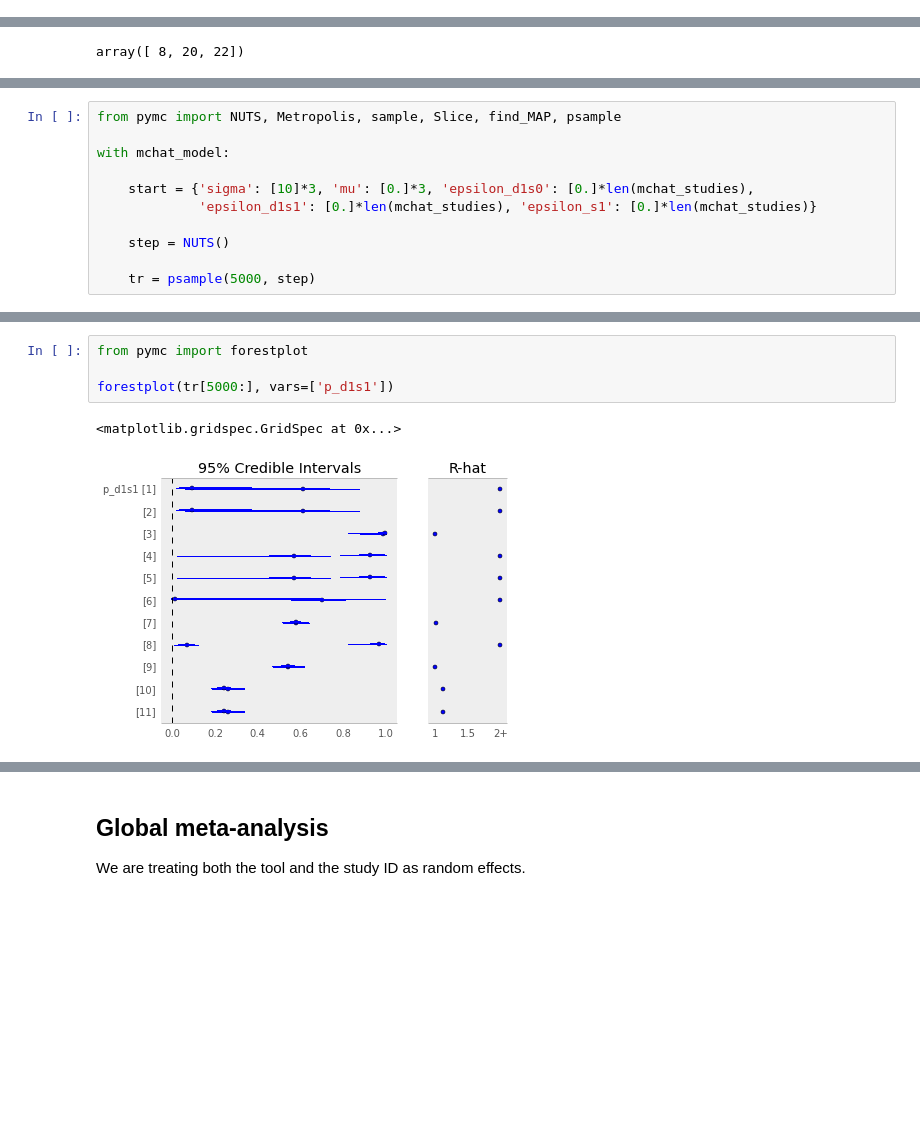
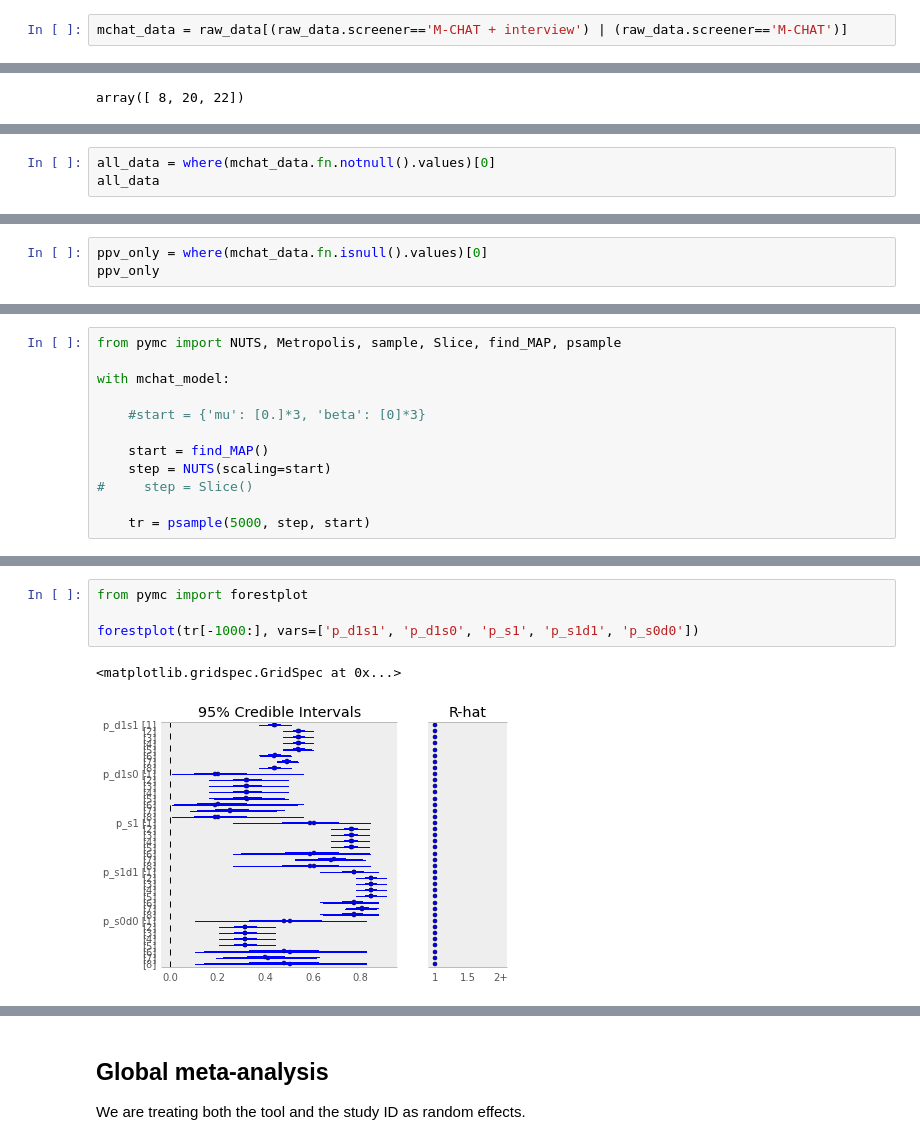
Before and after one commit to fonnesbeck/autism_screening, a Jupyter notebook: Autism Screening Meta-analysis.ipynb, the cells around one changed output, grey strips where cells are left out. Drawn from its saved outputs; the diff is of its cells as text; blank space fills up the shorter version.

```diff
--- a/Autism Screening Meta-analysis.ipynb
+++ b/Autism Screening Meta-analysis.ipynb
@@ -25,6 +25,8 @@ dtypes: float64(22), int64(2), object(10)
 Create M-CHAT-only dataset:
 # %%
 mchat_data = raw_data[raw_data.screener.apply(lambda x: (x.find('M-CHAT') > -1) & (x.find('9')==-1))]
+# %%
+mchat_data = raw_data[(raw_data.screener=='M-CHAT + interview') | (raw_data.screener=='M-CHAT')]
 # %%
 mchat_data
 # %% [output]
@@ -199,0 +190,3 @@ array([False, False, False, False, False, False,  True, False,  True,
+# %%
+all_data = where(mchat_data.fn.notnull().values)[0]
+all_data
@@ -199,0 +195,3 @@ array([False, False, False, False, False, False,  True, False,  True,
+# %%
+ppv_only = where(mchat_data.fn.isnull().values)[0]
+ppv_only
@@ -265,10 +270,11 @@ from pymc import NUTS, Metropolis, sample, Slice, find_MAP, psample
 
 with mchat_model:
 
-    start = {'sigma': [10]*3, 'mu': [0.]*3, 'epsilon_d1s0': [0.]*len(mchat_studies),
-             'epsilon_d1s1': [0.]*len(mchat_studies), 'epsilon_s1': [0.]*len(mchat_studies)}
+    #start = {'mu': [0.]*3, 'beta': [0]*3}
 
-    step = NUTS()
+    start = find_MAP()
+    step = NUTS(scaling=start)
+#     step = Slice()
 
-    tr = psample(5000, step)
+    tr = psample(5000, step, start)
 # %%
@@ -298,7 +307,7 @@ Ep:
 # %%
 from pymc import forestplot
 
-forestplot(tr[5000:], vars=['p_d1s1'])
+forestplot(tr[-1000:], vars=['p_d1s1', 'p_d1s0', 'p_s1', 'p_s1d1', 'p_s0d0'])
 # %% [output]
 <matplotlib.gridspec.GridSpec at 0x...>
-[figure, old version]
+[figure, new version]
```
Also changed, not shown: parts of 46 cells of this notebook, 1 other file.
